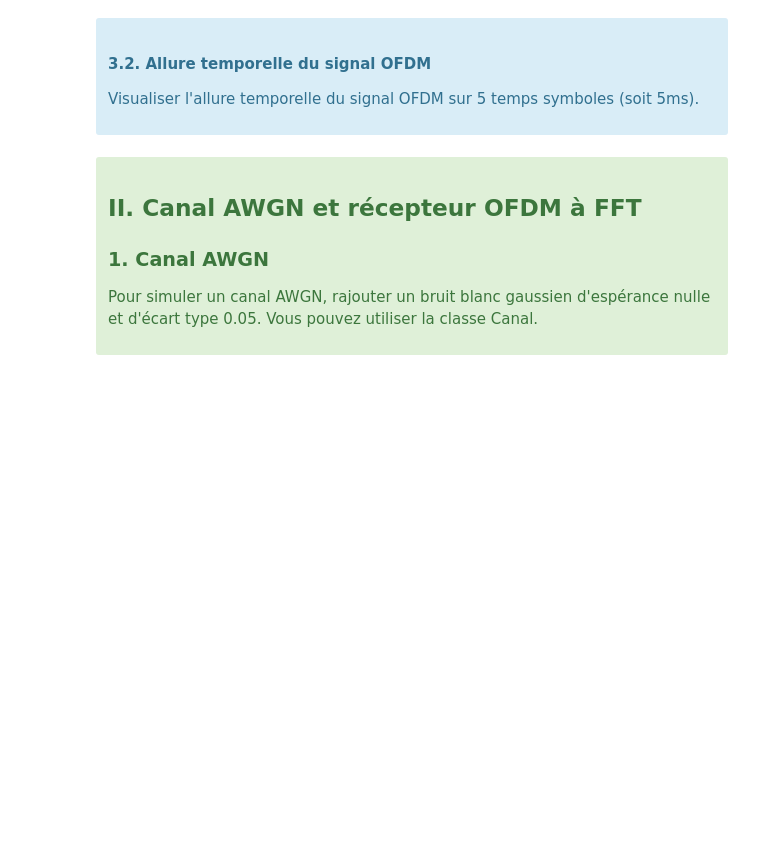
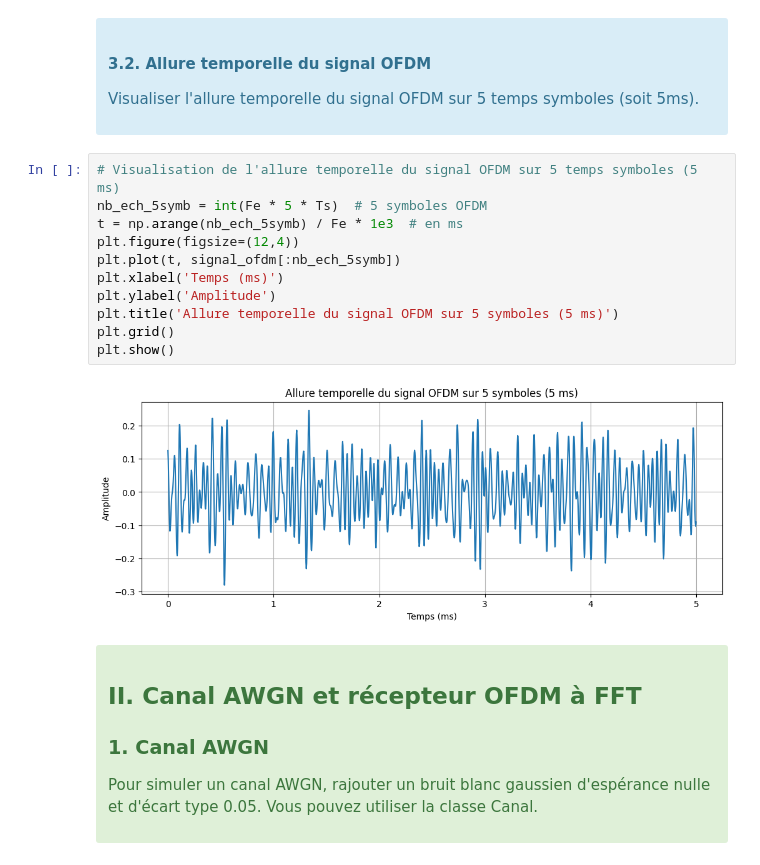
Before and after one commit to NergYR/RT4R02, a Jupyter notebook: TP3/TP 3 OFDM IFFT sujet.ipynb, the cells around one changed output. Drawn from its saved outputs; the diff is of its cells as text; blank space fills up the shorter version.

```diff
--- a/TP3/TP 3 OFDM IFFT sujet.ipynb
+++ b/TP3/TP 3 OFDM IFFT sujet.ipynb
@@ -179,6 +266,19 @@ On souhaite visualiser la DSP de l'enveloppe complexe du signal OFDM sans et ave
 Visualiser l'allure temporelle du signal OFDM sur 5 temps symboles (soit 5ms).
 
 <div>
+# %%
+# Visualisation de l'allure temporelle du signal OFDM sur 5 temps symboles (5 ms)
+nb_ech_5symb = int(Fe * 5 * Ts)  # 5 symboles OFDM
+t = np.arange(nb_ech_5symb) / Fe * 1e3  # en ms
+plt.figure(figsize=(12,4))
+plt.plot(t, signal_ofdm[:nb_ech_5symb])
+plt.xlabel('Temps (ms)')
+plt.ylabel('Amplitude')
+plt.title('Allure temporelle du signal OFDM sur 5 symboles (5 ms)')
+plt.grid()
+plt.show()
+# %% [output]
+[figure, added]
 # %% [markdown]
 
 <div class="alert alert-block alert-success">
```
Also changed, not shown: parts of 9 cells of this notebook.
